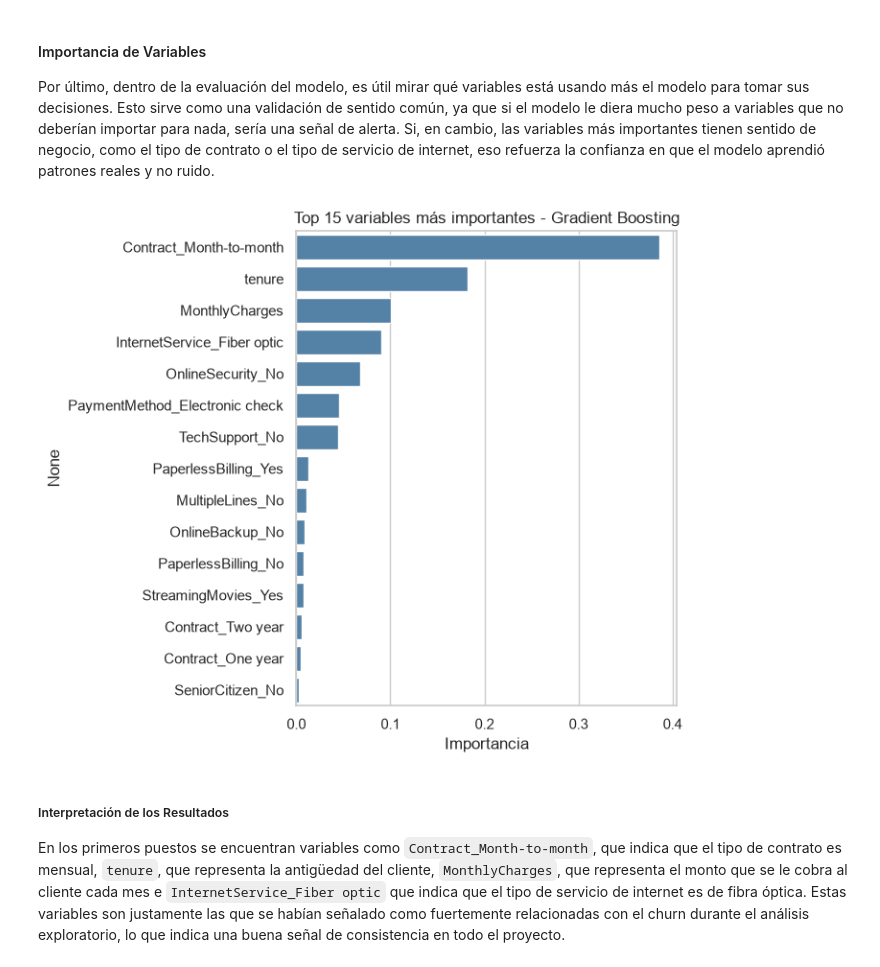
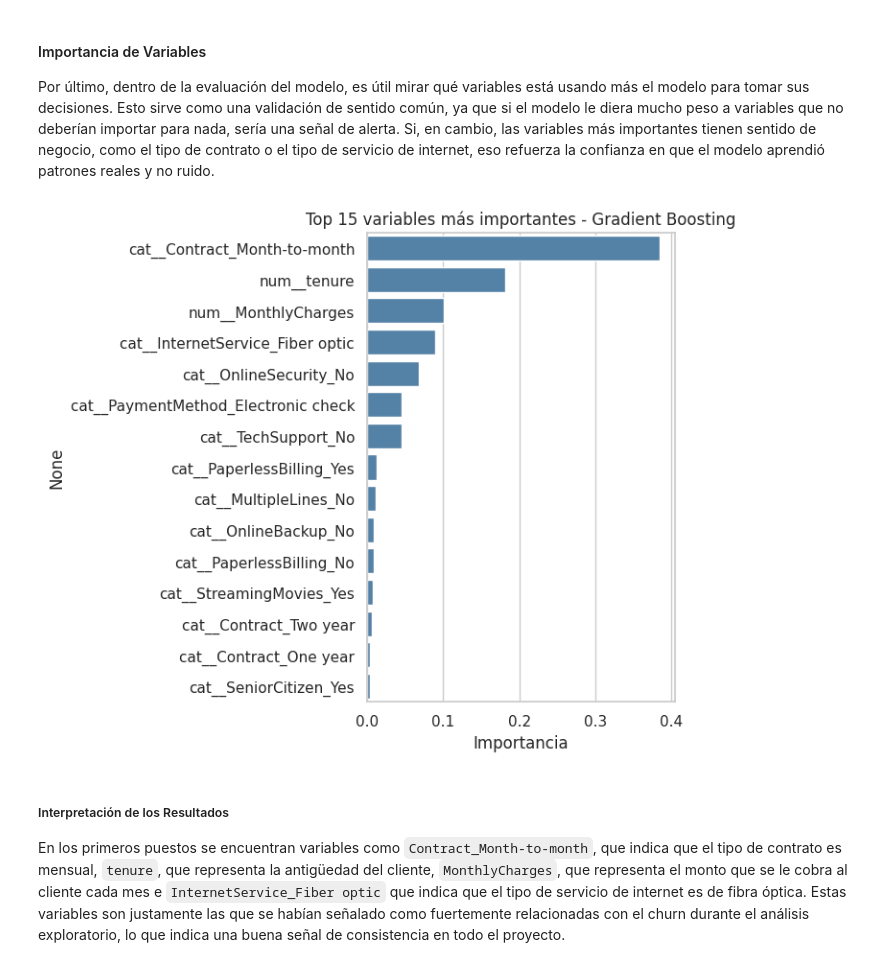
Before and after one commit to CaroGomezO/telco-customer-churn-prediction, a Jupyter notebook: fase-1/Telco_Customer_Churn_Pipeline_Completo.ipynb, the cells around one changed output. Drawn from its saved outputs; the diff is of its cells as text; code cells hidden in the pictures.

```diff
--- a/fase-1/Telco_Customer_Churn_Pipeline_Completo.ipynb
+++ b/fase-1/Telco_Customer_Churn_Pipeline_Completo.ipynb
@@ -856,14 +813,7 @@ En esta celda se cargan los archivos `train.csv` y `test.csv` obtenidos anterior
 # %%
-train = pd.read_csv("train.csv")
-test = pd.read_csv("test.csv")
-
-# Separar las variables predictoras y la variable objetivo
-X_train = train.drop(columns=["Churn"])
-y_train = train["Churn"]
-X_test = test.drop(columns=["Churn"])
-y_test = test["Churn"]
-
-print("Tamaño de entrenamiento (X_train):", X_train.shape, " | Tamaño de prueba (X_test):", X_test.shape)
-print("Proporción de clientes que se van (Churn) en entrenamiento:")
-print(y_train.value_counts(normalize=True).round(3))
+# NOTA: Ya no se cargan train.csv/test.csv transformados.
+# Trabajamos directamente con X_train, X_test, y_train, y_test (crudos)
+# definidos en la sección 6.5. El Pipeline se encargará de la transformación.
+print("Trabajando con datos crudos. El Pipeline hará la transformación.")
+print("X_train:", X_train.shape, "| X_test:", X_test.shape)
 # %% [output]
@@ -1264,28 +1365,30 @@ La curva Precision-Recall parte alta y desciende a medida que se relaja el umbra
 #### Importancia de Variables
 Por último, dentro de la evaluación del modelo, es útil mirar qué variables está usando más el modelo para tomar sus decisiones. Esto sirve como una validación de sentido común, ya que si el modelo le diera mucho peso a variables que no deberían importar para nada, sería una señal de alerta. Si, en cambio, las variables más importantes tienen sentido de negocio, como el tipo de contrato o el tipo de servicio de internet, eso refuerza la confianza en que el modelo aprendió patrones reales y no ruido.
 # %%
-# Los modelos basados en arboles (Random Forest, Gradient Boosting, XGBoost) exponen
-#'feature_importances_', mientras que la Regresión Logística expone 'coef_' (sus coeficientes).
+# modelo_final es un Pipeline. El clasificador está en named_steps["clf"].
+clasificador = modelo_final.named_steps["clf"]
 
-if hasattr(modelo_final, "feature_importances_"):
-  importancias = pd.Series(modelo_final.feature_importances_, index=X_train.columns)
+# Nombres de columnas después del preprocesamiento
+preprocesador_ajustado = modelo_final.named_steps["prep"]
+nombres_columnas = preprocesador_ajustado.get_feature_names_out()
 
-elif hasattr(modelo_final, "coef_"):
-  importancias = pd.Series(np.abs(modelo_final.coef_[0]), index=X_train.columns)
-
+if hasattr(clasificador, "feature_importances_"):
+    importancias = pd.Series(clasificador.feature_importances_, index=nombres_columnas)
+elif hasattr(clasificador, "coef_"):
+    importancias = pd.Series(np.abs(clasificador.coef_[0]), index=nombres_columnas)
 else:
-  importancias = None
+    importancias = None
 
 if importancias is not None:
-  top15 = importancias.sort_values(ascending=False).head(15)
-  plt.figure(figsize=(7, 6))
-  sns.barplot(x=top15.values, y=top15.index, color="steelblue")
-  plt.title(f"Top 15 variables más importantes - {mejor_modelo_nombre}")
-  plt.xlabel("Importancia")
-  plt.tight_layout()
-  plt.show()
+    top15 = importancias.sort_values(ascending=False).head(15)
+    plt.figure(figsize=(7, 6))
+    sns.barplot(x=top15.values, y=top15.index, color="steelblue")
+    plt.title(f"Top 15 variables más importantes - {mejor_modelo_nombre}")
+    plt.xlabel("Importancia")
+    plt.tight_layout()
+    plt.show()
 # %% [output]
-[figure, old version]
+[figure, new version]
 # %% [markdown]
 ##### Interpretación de los Resultados
 En los primeros puestos se encuentran variables como `Contract_Month-to-month`, que indica que el tipo de contrato es mensual, `tenure`, que representa la antigüedad del cliente, `MonthlyCharges`, que representa el monto que se le cobra al cliente cada mes e `InternetService_Fiber optic` que indica que el tipo de servicio de internet es de fibra óptica. Estas variables son justamente las que se habían señalado como fuertemente relacionadas con el churn durante el análisis exploratorio, lo que indica una buena señal de consistencia en todo el proyecto.
```
Also changed, not shown: parts of 37 cells of this notebook.
